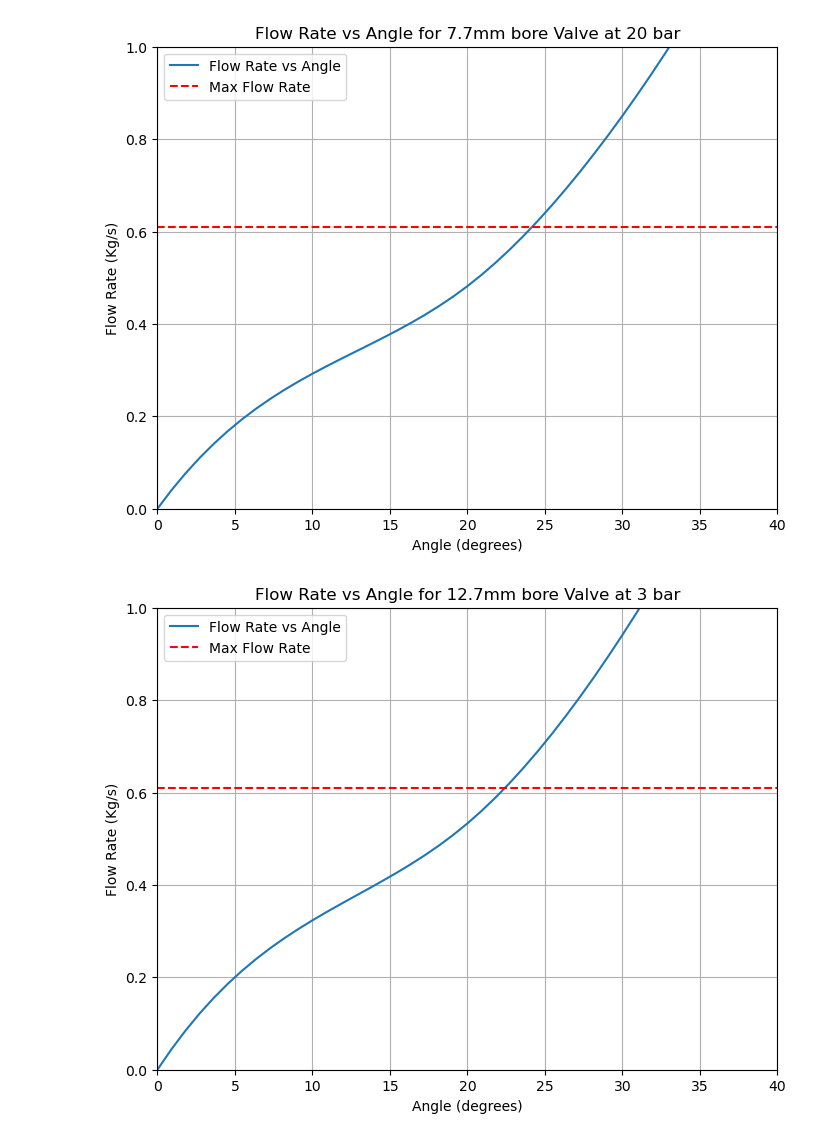
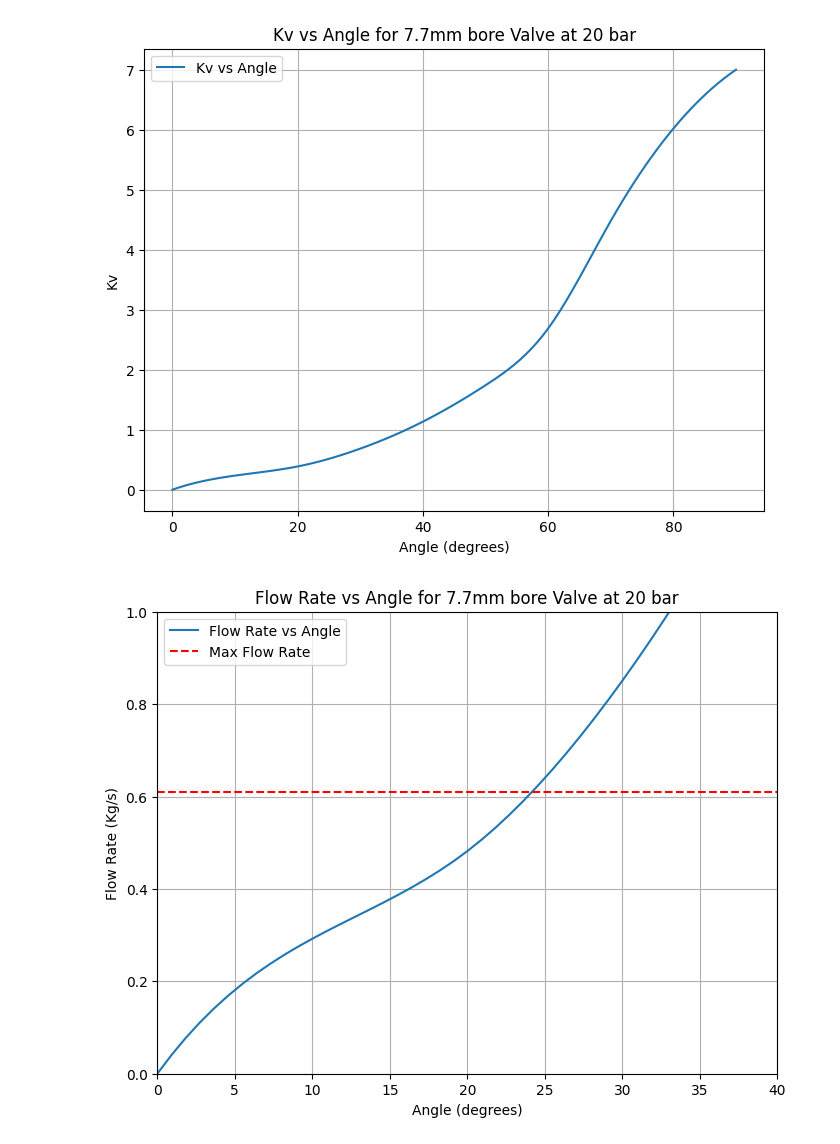
Before and after one commit to LpHiX/FYPTurbine, a Jupyter notebook: valvekv.ipynb, the cells around one changed output. Cells and saved outputs as stored; diff of their text form; code cells hidden in the pictures.

```diff
--- a/valvekv.ipynb
+++ b/valvekv.ipynb
@@ -57,6 +57,19 @@ import numpy as np
 kv_1_4 = 7
 head = 20 # bar
 
+# find kv vs angle
+angle_range = np.linspace(0, 90, 100)
+ratio_range = angle_to_ratio(angle_range)
+kv_range = kv_1_4 * ratio_range
+plt.figure(figsize=(8, 6))
+plt.plot(angle_range, kv_range, label='Kv vs Angle')
+plt.title('Kv vs Angle for 7.7mm bore Valve at 20 bar')
+plt.xlabel('Angle (degrees)')
+plt.ylabel('Kv')
+plt.legend()
+plt.grid()
+plt.show()
+
 # find flow rate vs angle
 angle_range = np.linspace(0, 90, 100)
 ratio_range = angle_to_ratio(angle_range)
@@ -80,32 +93,45 @@ plt.ylim(0, 1)
 plt.grid()
 plt.show()
 
 # Hard code 12.7mm hole kv
 kv_1_4 = 20
 head = 3 # bar
 
+# find kv vs angle
+angle_range = np.linspace(0, 90, 100)
+ratio_range = angle_to_ratio(angle_range)
+kv_range = kv_1_4 * ratio_range
+plt.figure(figsize=(8, 6))
+plt.plot(angle_range, kv_range, label='Kv vs Angle')
+plt.title('Kv vs Angle for 12.7mm bore Valve at 3 bar')
+plt.xlabel('Angle (degrees)')
+plt.ylabel('Kv')
+plt.legend()
+plt.grid()
+plt.show()
+
 # find flow rate vs angle
 angle_range = np.linspace(0, 90, 100)
 ratio_range = angle_to_ratio(angle_range)
 flow_rate_range = kv_1_4 * ratio_range * np.sqrt(head) * 1/3600 * 1000 # Kg/s
 
 A_throat = 0.003 * 0.003 * np.pi / 4
 Qmax = A_throat * 1.41 * 61.28
 mdotmax = Qmax * 1000
 
 # Plot flow rate vs angle
 plt.figure(figsize=(8, 6))
 plt.plot(angle_range, flow_rate_range, label='Flow Rate vs Angle')
 plt.title('Flow Rate vs Angle for 12.7mm bore Valve at 3 bar')
 plt.xlabel('Angle (degrees)')
 plt.ylabel('Flow Rate (Kg/s)')
 # draw max flow rate line
 plt.axhline(mdotmax, color='r', linestyle='--', label='Max Flow Rate')
 plt.legend()
 plt.xlim(0,40)
 plt.ylim(0, 1)
 plt.grid()
 plt.show()
 # %% [output]
-[figure, old version]
+[figure, new version]
-[figure, old version]
+[figure, new version]
```
Also changed, not shown: parts of 2 cells of this notebook, 2 other files.
